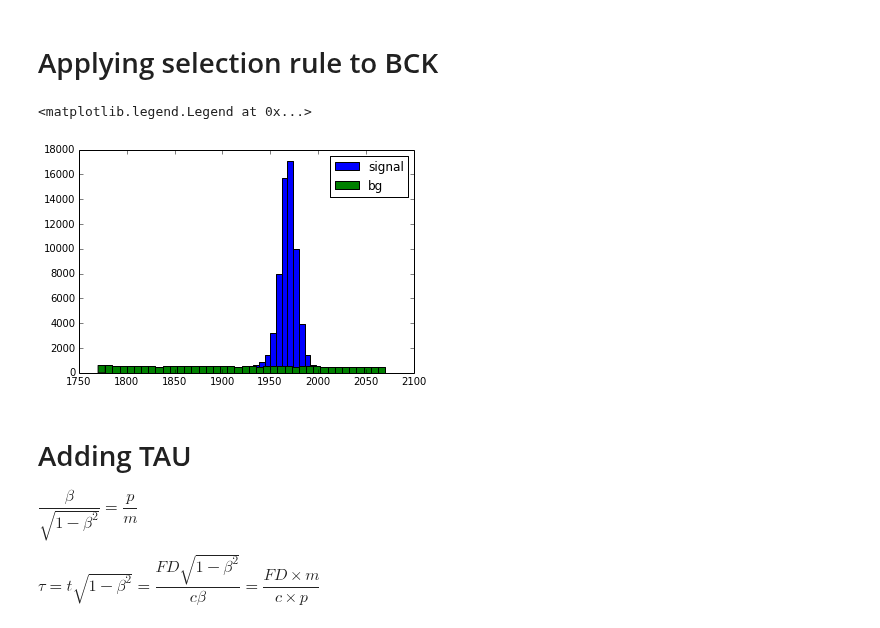
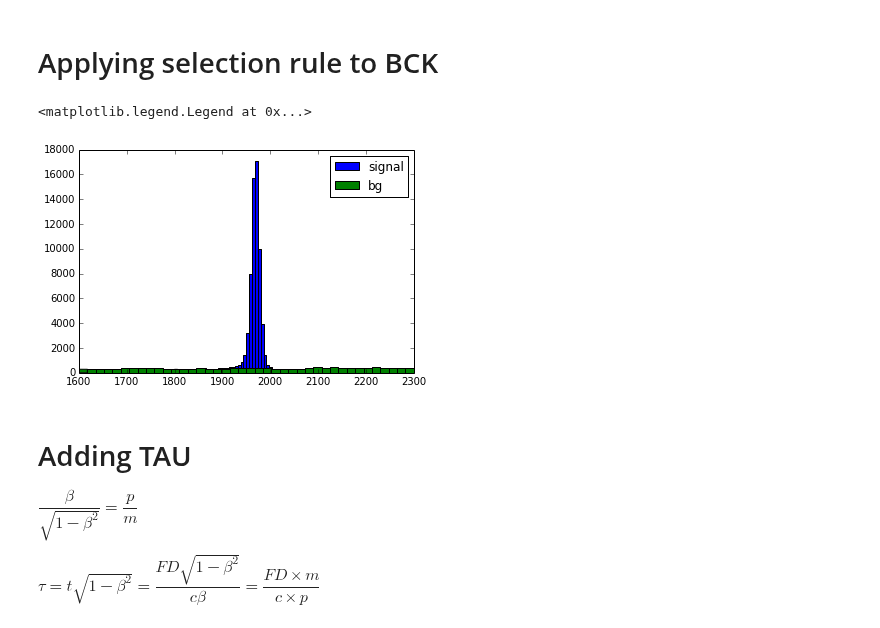
Before and after one commit to anaderi/lhcb_trigger_ml, a Jupyter notebook: IPythonWorkflow/Analysis_DInto3h_widebck.ipynb, the cells around one changed output. Saved outputs shown, nothing was run; the diff lists cells and outputs as text; code cells hidden in the pictures.

```diff
--- a/IPythonWorkflow/Analysis_DInto3h_widebck.ipynb
+++ b/IPythonWorkflow/Analysis_DInto3h_widebck.ipynb
@@ -41,28 +67,36 @@ all_branches = list(set(all_branches) - set(['D_TAU']))
 # %%
-def load_file(name):
-    result = root_numpy.root2array('/mnt/w76/notebook/datasets/D23P/' + name, treename='DecayTree', branches=all_branches)
+def load_file(name, branches):
+    result = root_numpy.root2array('/mnt/w76/notebook/datasets/D23P/' + name, treename='DecayTree',
+                                   branches=list(set(all_branches + branches)))
     return pandas.DataFrame(result)
 # %%
-signal1 = load_file('D2PPP_Signal_Stripped_MD.root')
-signal2 = load_file('D2PPP_Signal_Stripped_MU.root')
+signal1 = load_file('D2PPP_Signal_Stripped_MD.root', ['D_DIRA_OWNPV'])
+signal2 = load_file('D2PPP_Signal_Stripped_MU.root', ['D_DIRA_OWNPV'])
 
-bg_wbb = load_file('bbbar_bkg_ppp_wide.root')
-bg_wcc = load_file('ccbar_bkg_ppp_wide.root')
+# bg_wbb = load_file('bbbar_bkg_ppp_wide.root')
+# bg_wcc = load_file('ccbar_bkg_ppp_wide.root')
+
+bg_fake = load_file('hacked2.sample.root', ['D_DIRA'])
 # %% [markdown]
 # Applying selection rule to BCK
 # %%
-bg_wbb = bg_wbb.query('D_BKGCAT > 20')
-bg_wcc = bg_wcc.query('D_BKGCAT > 20')
+# bg_wbb = bg_wbb.query('D_BKGCAT > 20')
+# bg_wcc = bg_wcc.query('D_BKGCAT > 20')
+
+bg_fake = bg_fake.query('D_BKGCAT > 20')
 # %%
-data = pandas.concat([bg_wbb, bg_wcc, signal1, signal2], ignore_index=True)
-labels = numpy.concatenate([numpy.zeros(len(bg_wbb) + len(bg_wcc)), numpy.ones(len(signal1) + len(signal2))]).astype(int)
+# data = pandas.concat([bg_wbb, bg_wcc, signal1, signal2], ignore_index=True)
+# labels = numpy.concatenate([numpy.zeros(len(bg_wbb) + len(bg_wcc)), numpy.ones(len(signal1) + len(signal2))]).astype(int)
+
+data = pandas.concat([bg_fake, signal1, signal2], ignore_index=True)
+labels = numpy.concatenate([numpy.zeros(len(bg_fake)), numpy.ones(len(signal1) + len(signal2))]).astype(int)
 # %%
 hist(numpy.array(data.D_MM[labels > 0.5]), bins=40, label='signal')
-hist(numpy.array(data.D_MM[labels < 0.5]), bins=40, label='bg')
+hist(numpy.array(data.D_MM[labels < 0.5]), bins=40, label='bg', range=[1600, 2300])
 legend()
 # %% [output]
 <matplotlib.legend.Legend at 0x...>
-[figure, old version]
+[figure, new version]
 # %% [markdown]
 # Adding TAU
 $\dfrac{\beta}{\sqrt{1-\beta^2}} = \dfrac{p}{m}$
```
Also changed, not shown: parts of 17 cells of this notebook.
